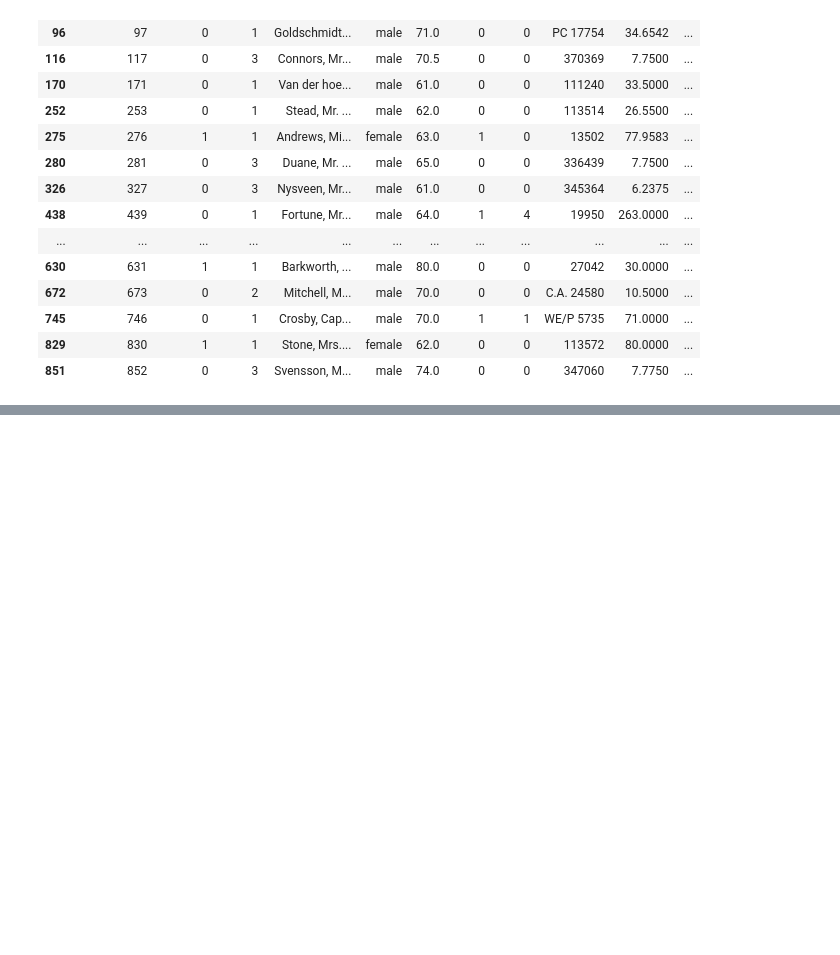
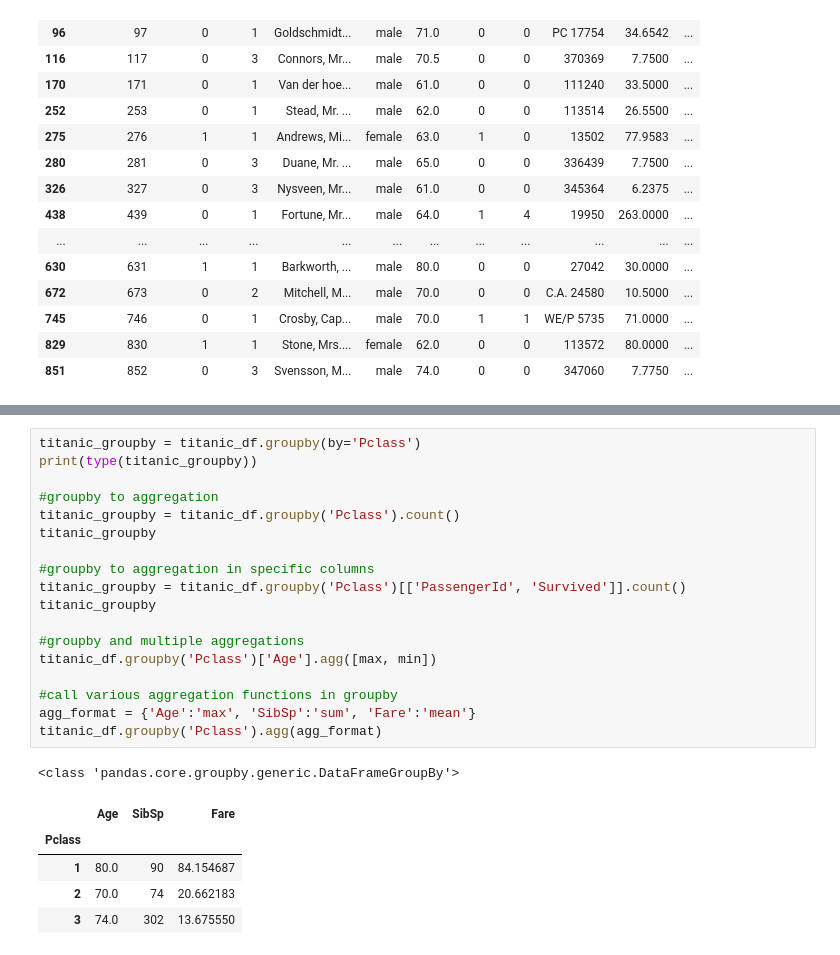
Before and after one commit to jxxyyyn/machineLearningStudy, a Jupyter notebook: chapter1-2_pandas.ipynb, the cells around one changed output, grey strips where cells are left out. Cells and saved outputs as stored; diff of their text form; blank space fills up the shorter version.

```diff
--- a/chapter1-2_pandas.ipynb
+++ b/chapter1-2_pandas.ipynb
@@ -462,0 +502,25 @@ print(titanic_df_complex)
+# %%
+titanic_groupby = titanic_df.groupby(by='Pclass')
+print(type(titanic_groupby))
+
+#groupby to aggregation
+titanic_groupby = titanic_df.groupby('Pclass').count()
+titanic_groupby
+
+#groupby to aggregation in specific columns
+titanic_groupby = titanic_df.groupby('Pclass')[['PassengerId', 'Survived']].count()
+titanic_groupby
+
+#groupby and multiple aggregations
+titanic_df.groupby('Pclass')['Age'].agg([max, min])
+
+#call various aggregation functions in groupby
+agg_format = {'Age':'max', 'SibSp':'sum', 'Fare':'mean'}
+titanic_df.groupby('Pclass').agg(agg_format)
+# %% [output]
+<class 'pandas.core.groupby.generic.DataFrameGroupBy'>
+|  | Age | SibSp | Fare |
+| Pclass |  |  |  |
+| 1 | 80.0 | 90 | 84.154687 |
+| 2 | 70.0 | 74 | 20.662183 |
+| 3 | 74.0 | 302 | 13.675550 |
```
Also changed, not shown: parts of 10 cells of this notebook.
